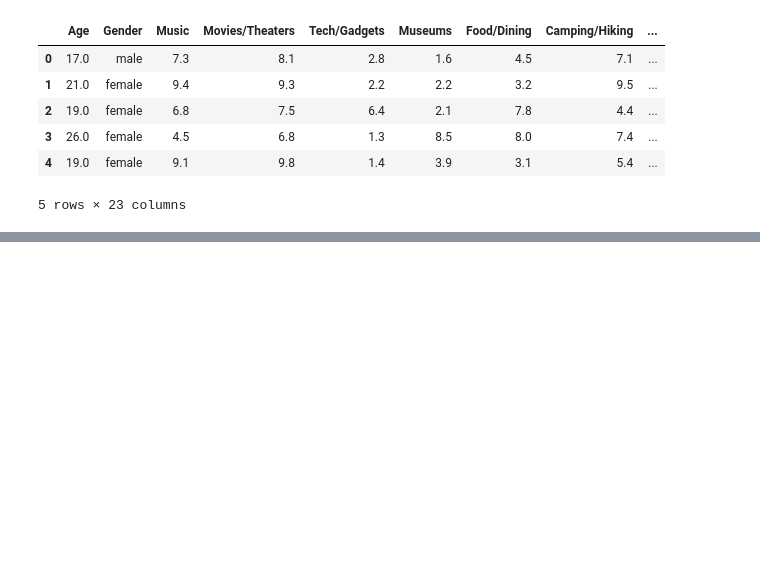
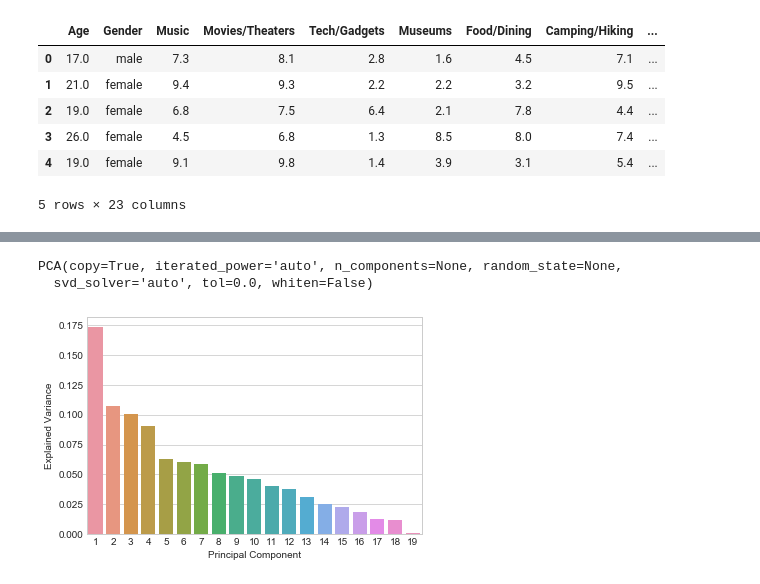
Before and after one commit to a19garcia95/PCA_for_targeted_audience, a Jupyter notebook: report.ipynb, the cells around one changed output, grey strips where cells are left out. Saved outputs shown, nothing was run; the diff lists cells and outputs as text; code cells hidden in the pictures; blank space fills up the shorter version.

```diff
--- a/report.ipynb
+++ b/report.ipynb
@@ -14,0 +155,5 @@ df.head()
+# %%
+#changing categorical column to numerical
+df['Gender'] = df['Gender'].map({'female': 1, 'male': 0})
+# %%
+df = df[(df['Clothing Spending'] > 5) & (df['Internet Spending'] > 5)]
@@ -14,0 +180,6 @@ df.head()
+# %%
+# eliminating for now, variables that represent behaviors
+abt = df.drop(['Entertainment Spending',
+               'Clothing Spending',
+               'Internet Spending',
+               'Retail Spending'], axis=1)
@@ -14,0 +188,15 @@ df.head()
+# %%
+pca = PCA()
+pca.fit( abt )
+# %% [output]
+PCA(copy=True, iterated_power='auto', n_components=None, random_state=None,
+  svd_solver='auto', tol=0.0, whiten=False)
+# %%
+# Explained Variance Ratio
+sns.barplot(x=np.arange(pca.n_components_) + 1,
+            y=pca.explained_variance_ratio_)
+plt.xlabel('Principal Component')
+plt.ylabel('Explained Variance')
+plt.show()
+# %% [output]
+[figure, added]
```
Also changed, not shown: parts of 31 cells of this notebook, 1 other file.
